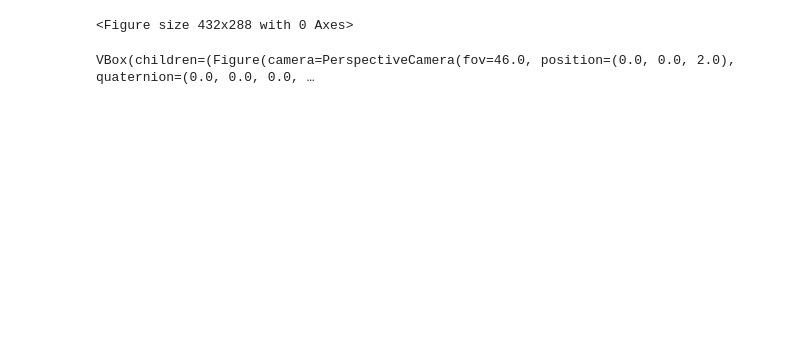
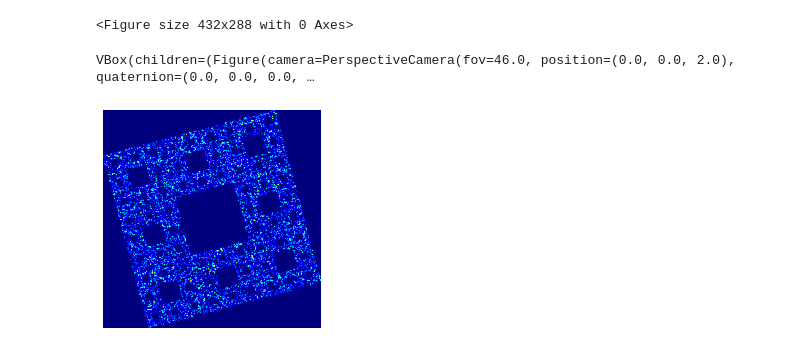
Before and after one commit to RW21/chaosgame, a Jupyter notebook: show_3d.ipynb, the cells around one changed output. Drawn from its saved outputs; the diff is of its cells as text; code cells hidden in the pictures; blank space fills up the shorter version.

```diff
--- a/show_3d.ipynb
+++ b/show_3d.ipynb
@@ -16,3 +15,10 @@ x, y, z = np.array(demo_1.x), np.array(demo_1.y), np.array(demo_1.z)
 ipv.quickscatter(x, y, z, size=0.5, marker="sphere")
 # %% [output]
 VBox(children=(Figure(camera=PerspectiveCamera(fov=46.0, position=(0.0, 0.0, 2.0), quaternion=(0.0, 0.0, 0.0, …
+# %%
+demo_2 = cg.ChaosGameRegularPolygon(4)
+demo_2.add_virtual_vertex(1)
+demo_2.chaos_game(10000, 2/3)
+demo_2.generate_heatmap()
+# %% [output]
+[figure, added]
```
Also changed, not shown: parts of 2 cells of this notebook, 5 other files.
